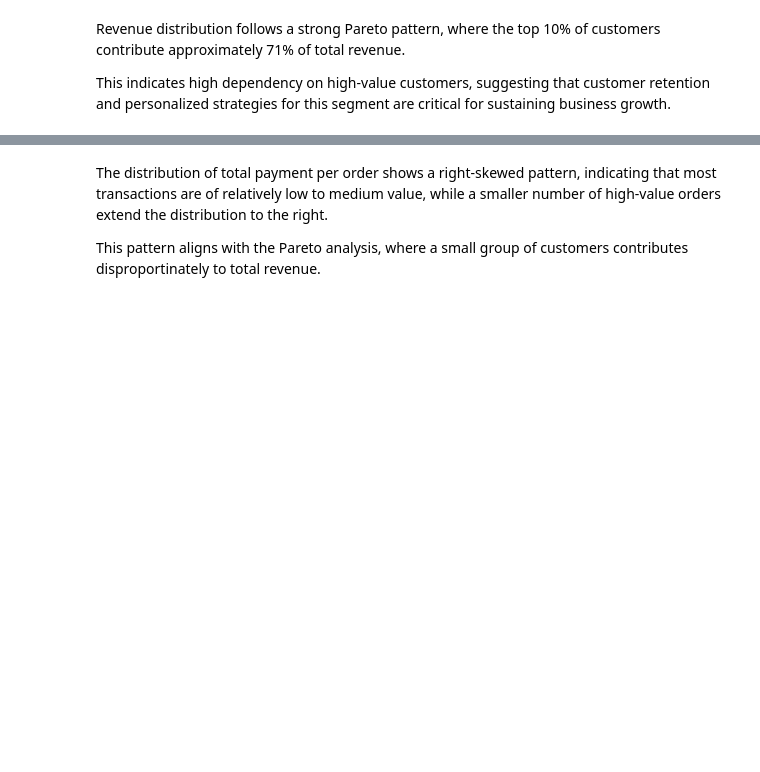
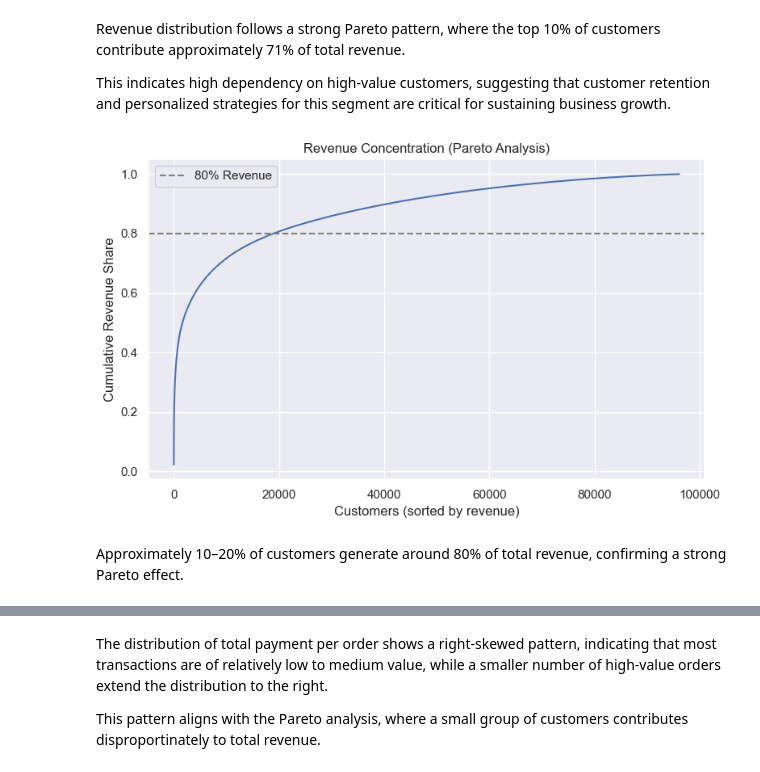
Before and after one commit to rismaamaliyah/eda-customer-behavior-analysis, a Jupyter notebook: notebooks/EDA_Customer_Behavior.ipynb, the cells around one changed output, grey strips where cells are left out. Saved outputs shown, nothing was run; the diff lists cells and outputs as text; code cells hidden in the pictures; blank space fills up the shorter version.

```diff
--- a/notebooks/EDA_Customer_Behavior.ipynb
+++ b/notebooks/EDA_Customer_Behavior.ipynb
@@ -297,6 +295,31 @@ Total Revenue of Top 10% Customers: 0.7113670679430404
 Revenue distribution follows a strong Pareto pattern, where the top 10% of customers contribute approximately 71% of total revenue.
 
 This indicates high dependency on high-value customers, suggesting that customer retention and personalized strategies for this segment are critical for sustaining business growth.
+# %%
+customer_revenue['cumulative_revenue'] = (
+    customer_revenue['total_payment'].cumsum()
+    / customer_revenue['total_payment'].sum()
+)
+
+customer_revenue = customer_revenue.reset_index(drop=True)
+
+plt.figure(figsize=(8,5))
+plt.plot(
+    range(1, len(customer_revenue)+1),
+    customer_revenue['cumulative_revenue']
+)
+
+plt.axhline(0.8, linestyle='--', color='gray', label='80% Revenue')
+plt.xlabel('Customers (sorted by revenue)')
+plt.ylabel('Cumulative Revenue Share')
+plt.title('Revenue Concentration (Pareto Analysis)')
+plt.legend()
+plt.tight_layout()
+plt.show()
+# %% [output]
+[figure, added]
+# %% [markdown]
+Approximately 10–20% of customers generate around 80% of total revenue, confirming a strong Pareto effect.
 # %%
 plt.figure(figsize=(6, 4))
 plt.hist(np.log1p(df['total_payment']), bins=20)
```
Also changed, not shown: parts of 9 cells of this notebook.
